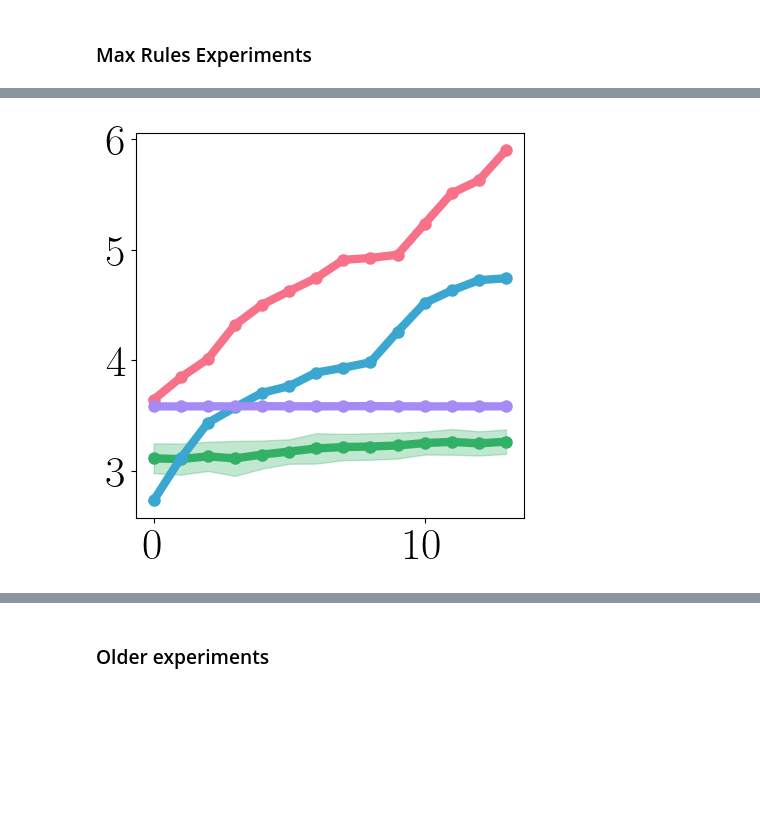
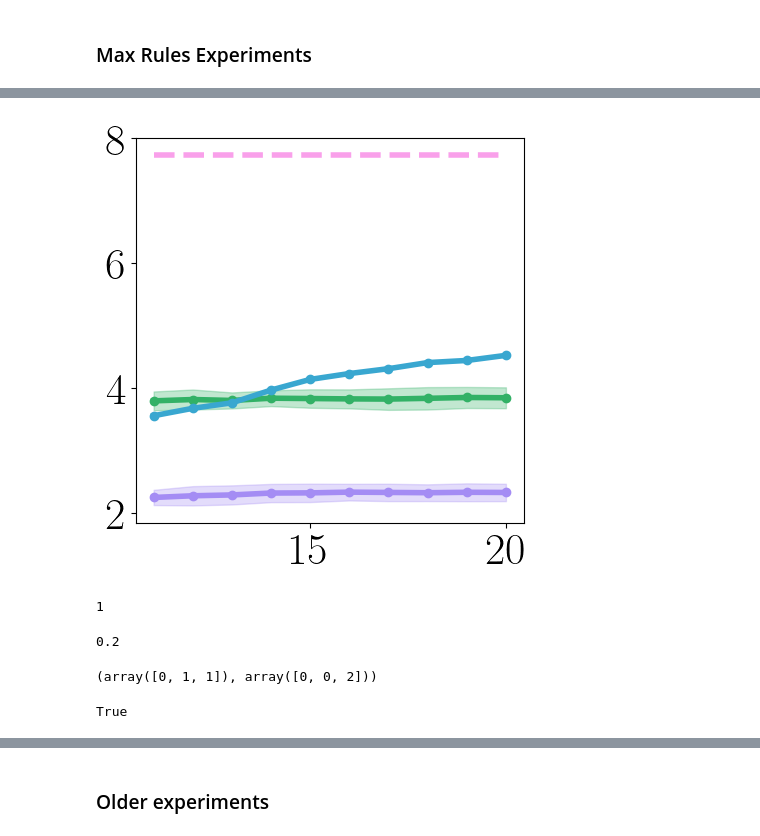
Before and after one commit to kevinqnb/interpretable-clustering, a Jupyter notebook: examples/experiments.ipynb, the cells around one changed output, grey strips where cells are left out. Cells and saved outputs as stored; diff of their text form; code cells hidden in the pictures; blank space fills up the shorter version.

Commit message:
experiment and pointwise miner updates

```diff
--- a/examples/experiments.ipynb
+++ b/examples/experiments.ipynb
@@ -35,24 +53,6 @@ cmap = ListedColormap(palette)
 cmap
 # %% [output]
 [figure]
-# %%
-color_dict = {
-    'KMeans' : 'k',
-    'DBSCAN' : 'k',
-    'Decision-Tree' : cmap(5),
-    'Removal-Tree' : cmap(6),
-    'ExKMC' : cmap(0),
-    'Decision-Set-Clustering' : cmap(3)
-}
-
-linestyle_dict = {
-    'KMeans' : 'solid',
-    'DBSCAN' : 'dashed',
-    'Decision-Tree' : 'solid',
-    'Removal-Tree' : 'solid',
-    'ExKMC' : 'solid',
-    'Decision-Set-Clustering' : 'solid'
-}
 # %% [markdown]
 # Experiment Plotting:
 The following is what we use to gather computed information and produce plots/tables. Note that
@@ -61,12 +61,15 @@ are therefore plotted as a part of the `interpretable_measurements.py` and `expl
 files.
 # %%
 # Specify a dataset
-dataset = 'climate'
+dataset = 'digits'
+
+# Specify reference clustering
+ref = 'dbscan'
 # %% [markdown]
 ### Max Rules Experiments
 # %%
 # Load experiment results
-fname = "../data/experiments/" + dataset + "/max_rules/exp_kmeans.csv"
+fname = "../data/experiments/" + dataset + "/max_rules/exp_" + ref + ".csv"
 experiment_df = pd.read_csv(fname, header=[0, 1, 2], index_col=0)
 
 # Computes statistics:
@@ -95,4 +94,6 @@ mean_df
 # %%
+#measurement = 'Coverage-Mistake-Score'
+#measurement = 'Silhouette-Score'
 measurement = 'weighted-average-rule-length'
 xaxis = True
 yaxis = True
@@ -111,34 +112,42 @@ for method in measurement_mean_df.columns:
             y = measurement_mean_df[method].iloc[0],
             xmin = measurement_mean_df.index.min(),
             xmax = measurement_mean_df.index.max(),
             color = color_dict[method],
             alpha = 0.6,
             label = method,
-            linewidth = 3,
+            linewidth = 4,
             linestyle = linestyle_dict[method]
         )
     else:
         ax.plot(
             measurement_mean_df.index,
             measurement_mean_df[method],
             color = color_dict[method],
             label = method,
-            linewidth = 6,
+            linewidth = 4,
             marker='o',
-            markersize = 8,
+            markersize = 6,
         )
         ax.fill_between(
             measurement_mean_df.index,
             measurement_mean_df[method] - measurement_std_df[method],
             measurement_mean_df[method] + measurement_std_df[method],
             color= color_dict[method],
             alpha=0.3
         )
 
 
 if not xaxis:
     plt.xticks([])
 if not yaxis:
     plt.yticks([])
 # %% [output]
-[figure, old version]
+[figure, new version]
+# %%
+np.random.geometric(p = 1/3)
+# %% [output]
+1
+# %%
+1/5
+# %% [output]
+0.2
@@ -145,3 +156,11 @@ if not yaxis:
+# %%
+np.where(ismove)
+# %% [output]
+(array([0, 1, 1]), array([0, 0, 2]))
+# %%
+np.any(ismove)
+# %% [output]
+True
 # %%
 # Legend:
 fig, ax = plt.subplots(figsize = (6,1))
```
Also changed, not shown: parts of 4 cells of this notebook, 6 other files.
